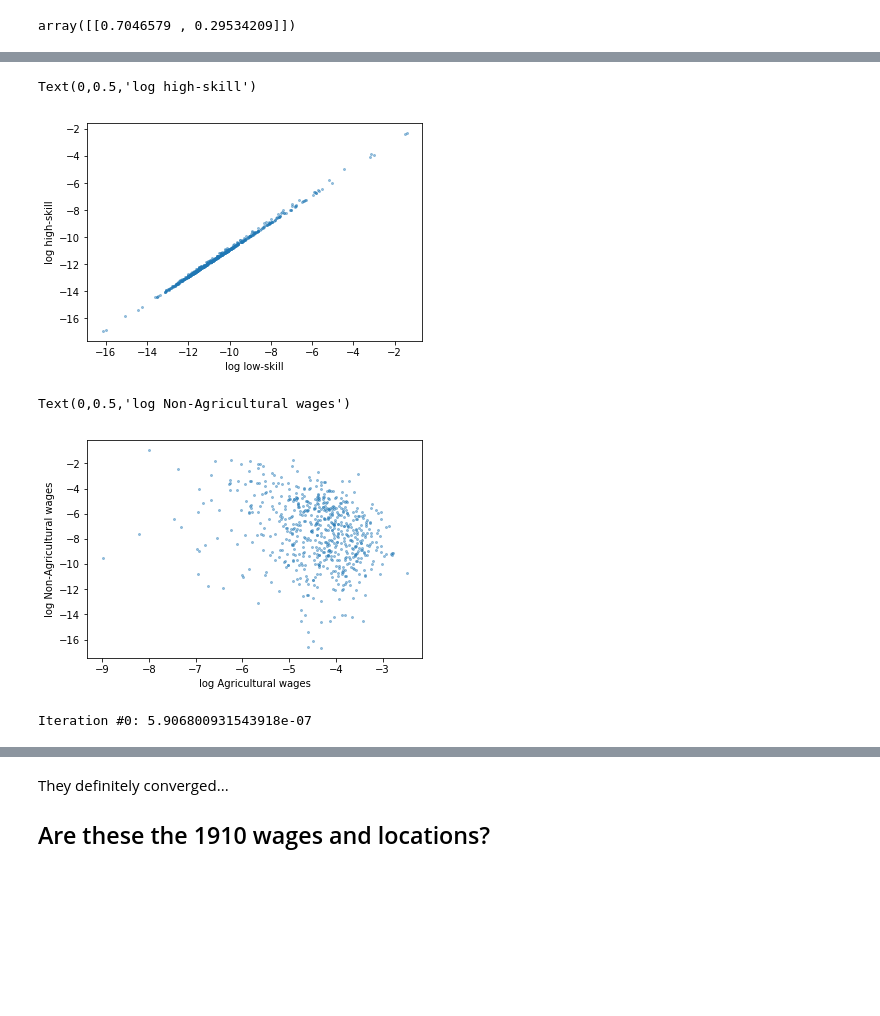
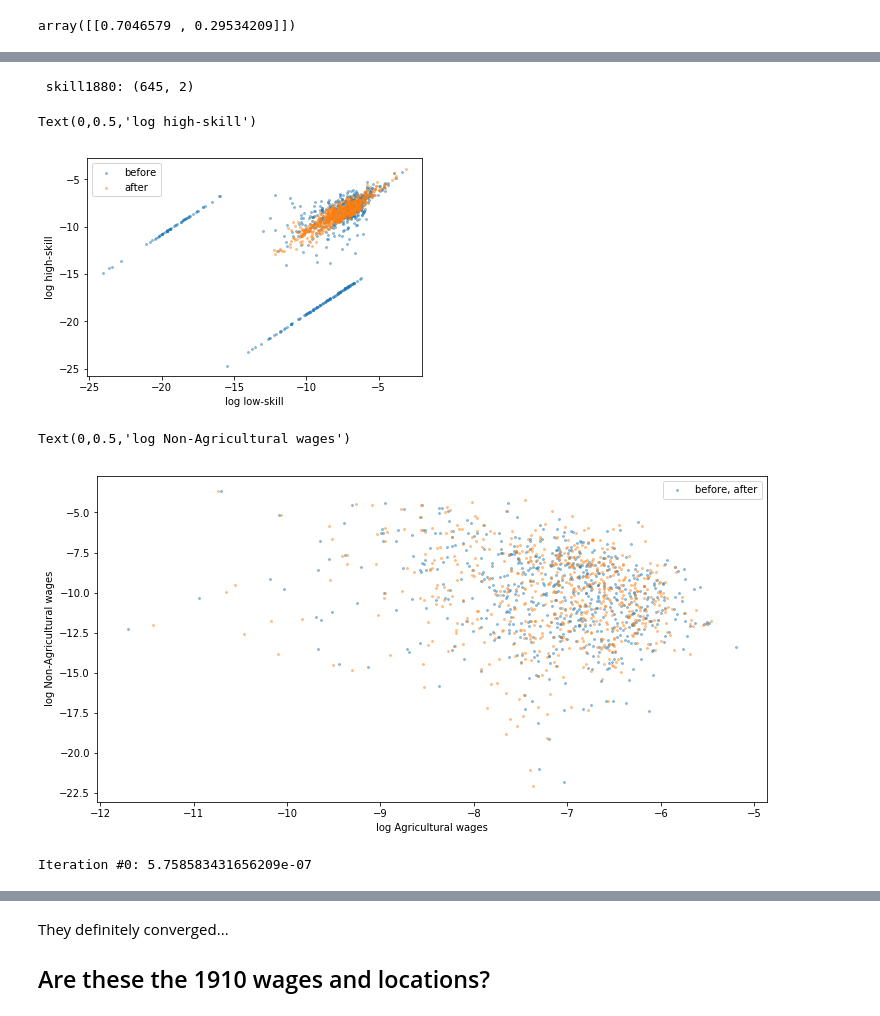
Before and after one commit to mwufi/spatial-structural-change, a Jupyter notebook: Condensed.ipynb, the cells around one changed output, grey strips where cells are left out. Cells and saved outputs as stored; diff of their text form; code cells hidden in the pictures; blank space fills up the shorter version.

```diff
--- a/Condensed.ipynb
+++ b/Condensed.ipynb
@@ -225,9 +243,20 @@ plt.xlabel('Q'); plt.ylabel('pi')
 Text(0,0.5,'pi')
 [figure]
 # %%
-def loopy(wages, log=True):
+def computeLrt(skills):
+    overall_lamda = np.sum(skills, axis=R)
+    Lrt = np.sum(skills, axis=S)
+    lam_rt = (skills/Lrt)
+
+    return overall_lamda, Lrt, lam_rt
+
+
+def loopy(skills, wages, log=True):
     lr = 0.1
     loss = 10
+
+    # these are fixed
+    lamda, Lrt, lam_rt = computeLrt(skills)
 
     for i in range(1000):
 
@@ -239,8 +268,9 @@ def loopy(wages, log=True):
         x = Lrt * myGamma(param.zeta) * np.matmul(lam_rt.transpose((2,0,1)), Psi).transpose((1,2,0))
 
         newWages = regionalRevenue/x
+
         # normalize wages
-#         newWages = newWages / np.expand_dims(np.sum(newWages, axis=R), 2)
+        newWages = newWages / np.sum(newWages)
 
         loss = np.sum(np.abs(newWages - wages))
 
@@ -273,9 +303,8 @@ plt.figure(figsize=(12,6))
 
 # before
 draw(wages)
-draw(wages)
 
-newWages = loopy(wages)
+newWages = loopy(skills, wages)
 
 # after
 draw(newWages)
@@ -334,19 +352,19 @@ np.sum(newSkills, axis=R) # note that the overall lambda stays the same... since
 # %% [output]
 array([[0.7046579 , 0.29534209]])
 # %%
+import time
+start = time.time()
+
 lr = 0.9
 losses = []
 
 wages  = readWages()
 skills = readSkills()
 
-for i in range(1800):
-    overall_lamda = np.sum(skills, axis=R) # this is \lambda overall
-    Lrt = np.sum(skills, axis=S)
-    lam_rt = (skills/Lrt)
+for i in range(1000):
 
     # find a fixed point wage, given location
-    wages = loopy(wages, log=False)
+    wages = loopy(skills, wages, log=False)
 
     # find the new locations, given the wage
     newSkills = computeMobility(wages)
@@ -362,6 +380,7 @@ for i in range(1800):
     if i % 10 == 0:
         print('L---- #{}: {}'.format(i, loss))
 
+print(time.time() - start, 'seconds')
 plt.plot(losses)
 # %% [output]
  skill1880: (645, 2)
@@ -386,21 +391,29 @@ L---- #1790: 1.4812514166563375e-06
 # %%
+oldSkills = readSkills()
+
+draw(oldSkills)
 draw(skills)
+plt.legend(['before', 'after'])
 plt.xlabel('log low-skill'); plt.ylabel('log high-skill')
 # %% [output]
-Text(0,0.5,'log high-skill')
+ skill1880: (645, 2)
+Text(0,0.5,'log high-skill')
-[figure, old version]
+[figure, new version]
 # %%
-draw(newWages)
+plt.figure(figsize=(12,6))
 
+draw(newWages) # way back when... before we updated locations
+draw(wages) # this is the actual result
+plt.legend(['before, after'])
 plt.xlabel('log Agricultural wages'); plt.ylabel('log Non-Agricultural wages')
 # %% [output]
 Text(0,0.5,'log Non-Agricultural wages')
-[figure, old version]
+[figure, new version]
 # %%
 # we don't any new wages with this location
-nex = loopy(wages)
+nex = loopy(skills, wages)
 # %% [output]
-Iteration #0: 5.906800931543918e-07
+Iteration #0: 5.758583431656209e-07
 # %%
 # and we don't get any new locations either
 locs = computeMobility(nex)
```
Also changed, not shown: parts of 8 cells of this notebook.
